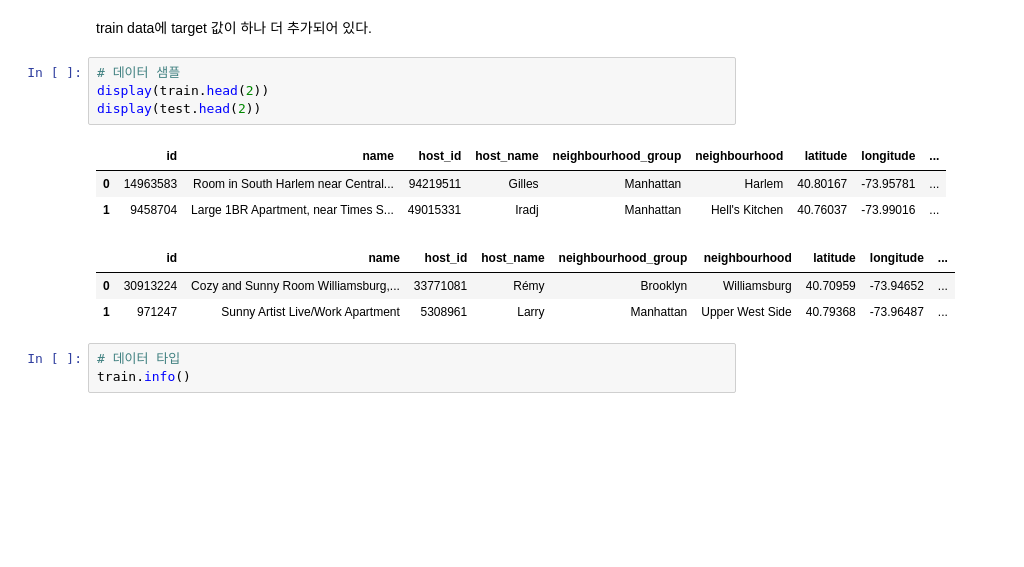
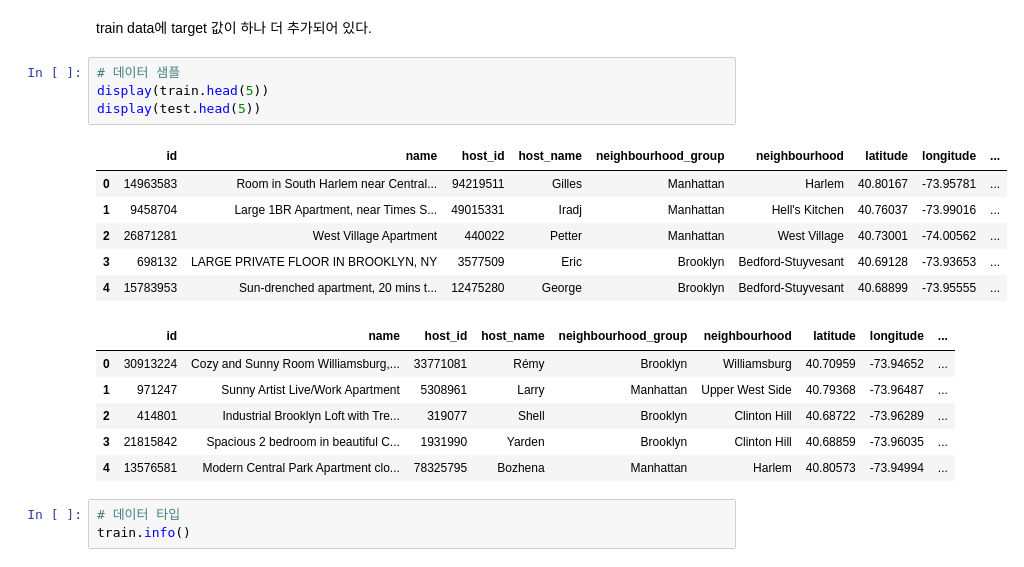
Before and after one commit to pingpeng1017/aiffel_project, a Jupyter notebook: [10-2]airbnb_new_york_city.ipynb, the cells around one changed output. Saved outputs shown, nothing was run; the diff lists cells and outputs as text; blank space fills up the shorter version.

```diff
--- a/[10-2]airbnb_new_york_city.ipynb
+++ b/[10-2]airbnb_new_york_city.ipynb
@@ -29,15 +31,21 @@ train.shape, test.shape
 train data에 target 값이 하나 더 추가되어 있다.
 # %%
 # 데이터 샘플
-display(train.head(2))
-display(test.head(2))
+display(train.head(5))
+display(test.head(5))
 # %% [output]
 |  | id | name | host_id | host_name | neighbourhood_group | neighbourhood | latitude | longitude | ... |
 | 0 | 14963583 | Room in South Harlem near Central... | 94219511 | Gilles | Manhattan | Harlem | 40.80167 | -73.95781 | ... |
 | 1 | 9458704 | Large 1BR Apartment, near Times S... | 49015331 | Iradj | Manhattan | Hell's Kitchen | 40.76037 | -73.99016 | ... |
+| 2 | 26871281 | West Village Apartment | 440022 | Petter | Manhattan | West Village | 40.73001 | -74.00562 | ... |
+| 3 | 698132 | LARGE PRIVATE FLOOR IN BROOKLYN, NY | 3577509 | Eric | Brooklyn | Bedford-Stuyvesant | 40.69128 | -73.93653 | ... |
+| 4 | 15783953 | Sun-drenched apartment, 20 mins t... | 12475280 | George | Brooklyn | Bedford-Stuyvesant | 40.68899 | -73.95555 | ... |
 |  | id | name | host_id | host_name | neighbourhood_group | neighbourhood | latitude | longitude | ... |
 | 0 | 30913224 | Cozy and Sunny Room Williamsburg,... | 33771081 | Rémy | Brooklyn | Williamsburg | 40.70959 | -73.94652 | ... |
 | 1 | 971247 | Sunny Artist Live/Work Apartment | 5308961 | Larry | Manhattan | Upper West Side | 40.79368 | -73.96487 | ... |
+| 2 | 414801 | Industrial Brooklyn Loft with Tre... | 319077 | Shell | Brooklyn | Clinton Hill | 40.68722 | -73.96289 | ... |
+| 3 | 21815842 | Spacious 2 bedroom in beautiful C... | 1931990 | Yarden | Brooklyn | Clinton Hill | 40.68859 | -73.96035 | ... |
+| 4 | 13576581 | Modern Central Park Apartment clo... | 78325795 | Bozhena | Manhattan | Harlem | 40.80573 | -73.94994 | ... |
 # %%
 # 데이터 타입
 train.info()
```
Also changed, not shown: parts of 23 cells of this notebook.
